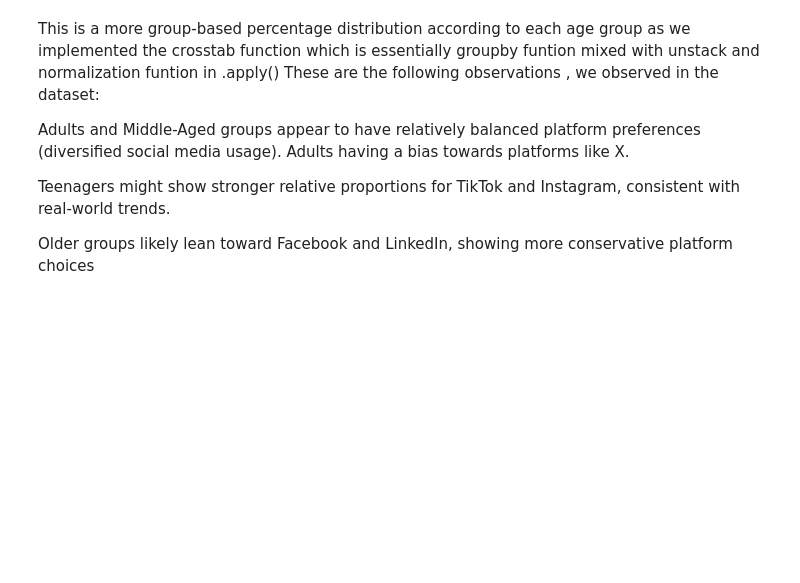
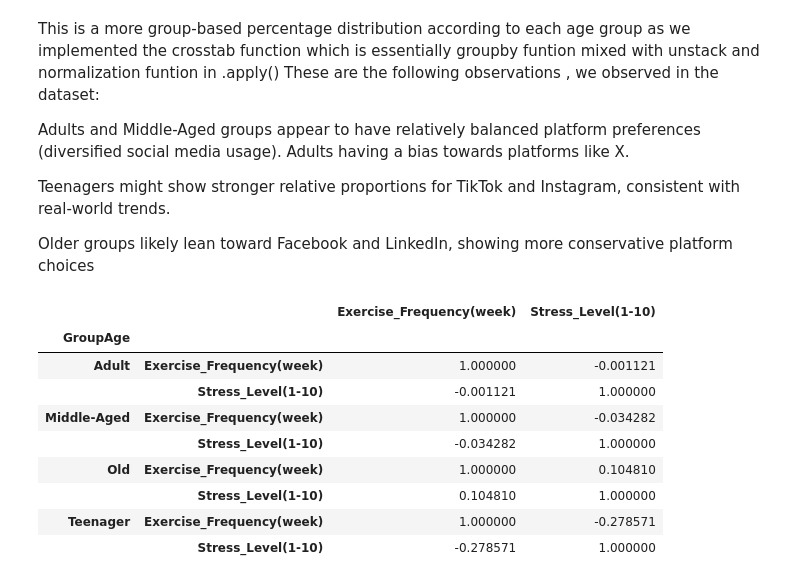
Before and after one commit to Ashmit-rai17/SocialMedia-Usage-Analysis, a Jupyter notebook: eda.ipynb, the cells around one changed output. Cells and saved outputs as stored; diff of their text form; code cells hidden in the pictures; blank space fills up the shorter version.

```diff
--- a/eda.ipynb
+++ b/eda.ipynb
@@ -234,3 +238,16 @@ Adults and Middle-Aged groups appear to have relatively balanced platform prefer
 Teenagers might show stronger relative proportions for TikTok and Instagram, consistent with real-world trends.
 
 Older groups likely lean toward Facebook and LinkedIn, showing more conservative platform choices
+# %%
+df.groupby('GroupAge')[['Exercise_Frequency(week)','Stress_Level(1-10)']].corr()
+# %% [output]
+|  |  | Exercise_Frequency(week) | Stress_Level(1-10) |
+| GroupAge |  |  |  |
+| Adult | Exercise_Frequency(week) | 1.000000 | -0.001121 |
+|  | Stress_Level(1-10) | -0.001121 | 1.000000 |
+| Middle-Aged | Exercise_Frequency(week) | 1.000000 | -0.034282 |
+|  | Stress_Level(1-10) | -0.034282 | 1.000000 |
+| Old | Exercise_Frequency(week) | 1.000000 | 0.104810 |
+|  | Stress_Level(1-10) | 0.104810 | 1.000000 |
+| Teenager | Exercise_Frequency(week) | 1.000000 | -0.278571 |
+|  | Stress_Level(1-10) | -0.278571 | 1.000000 |
```
Also changed, not shown: parts of 5 cells of this notebook.
